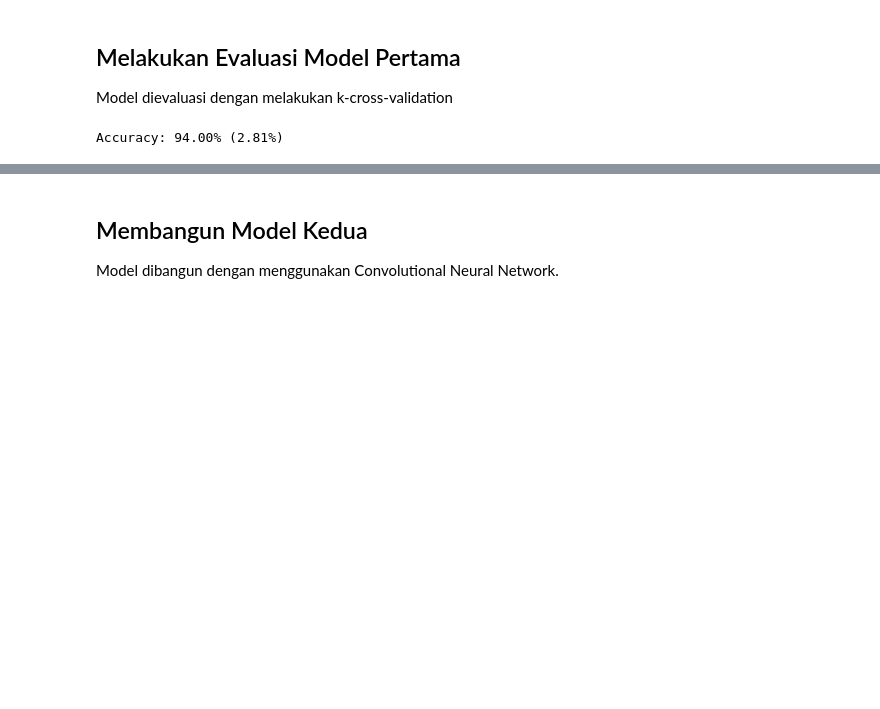
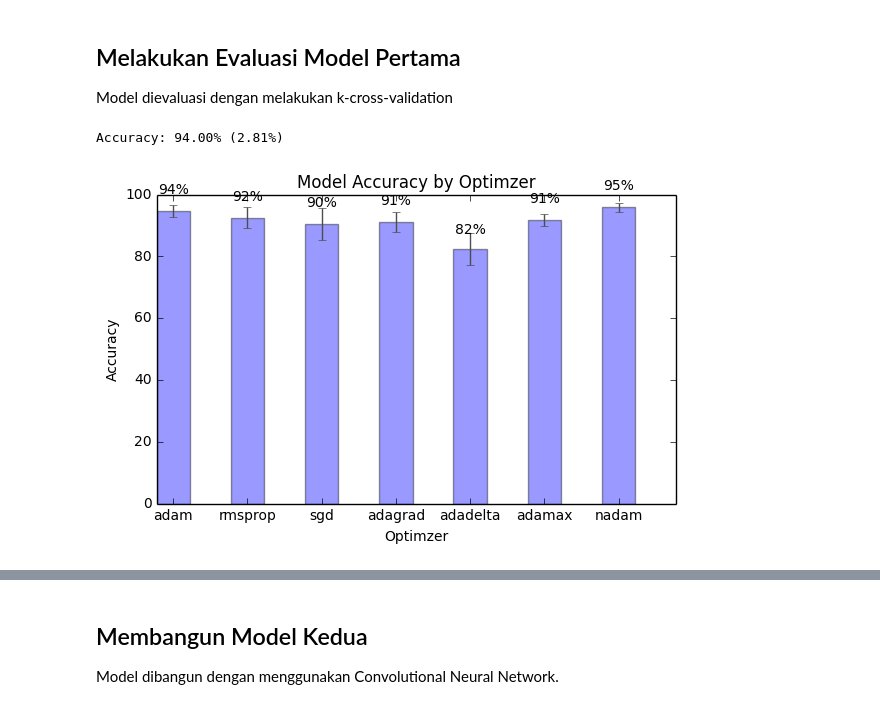
Before and after one commit to dayatura/skripsi, a Jupyter notebook: done.ipynb, the cells around one changed output, grey strips where cells are left out. Drawn from its saved outputs; the diff is of its cells as text; code cells hidden in the pictures; blank space fills up the shorter version.

Commit message:
train optimizer 2 with kfold

```diff
--- a/done.ipynb
+++ b/done.ipynb
@@ -189,3 +189,58 @@ result = cross_val_score(estimator, X, y, cv=kfold)
 print("Accuracy: %.2f%% (%.2f%%)" % (result.mean()*100, result.std()*100))
 # %% [output]
 Accuracy: 94.00% (2.81%)
+# %%
+%matplotlib inline
+
+import numpy
+import matplotlib.pyplot as plt
+
+###################################### plot model accuracy
+
+data = numpy.load('op_acc.npz')
+model_acc = data['model_acc']
+
+## visualize
+
+optimizer = [str(i[0]) for i in model_acc]
+acc_mean = [float(i[1]) for i in model_acc]
+acc_std = [float(i[2]) for i in model_acc]
+time = [float(i[3]) for i in model_acc]
+n_groups = len(optimizer)
+
+
+fig, ax = plt.subplots()
+
+index = numpy.arange(n_groups)
+bar_width = 0.45
+opacity = 0.4
+error_config = {'ecolor': '0.3'}
+
+rects1 = plt.bar(index, acc_mean, bar_width,
+                 alpha=opacity,
+                 color='b',
+                 yerr=acc_std,
+                 error_kw=error_config,
+                 label='Men')
+
+plt.xlabel('Optimzer')
+plt.ylabel('Accuracy')
+plt.title('Model Accuracy by Optimzer')
+plt.xticks(index + bar_width / 2, optimizer)
+# plt.legend()
+def autolabel(rects):
+    """
+    Attach a text label above each bar displaying its height
+    """
+    for rect in rects:
+        height = rect.get_height()
+        ax.text(rect.get_x() + rect.get_width()/2., 1.05*height,
+                '%d%%' % int(height),
+                ha='center', va='bottom')
+
+autolabel(rects1)
+
+plt.tight_layout()
+plt.show()
+# %% [output]
+[figure, added]
```
Also changed, not shown: parts of 1 cell of this notebook, 41 other files.
